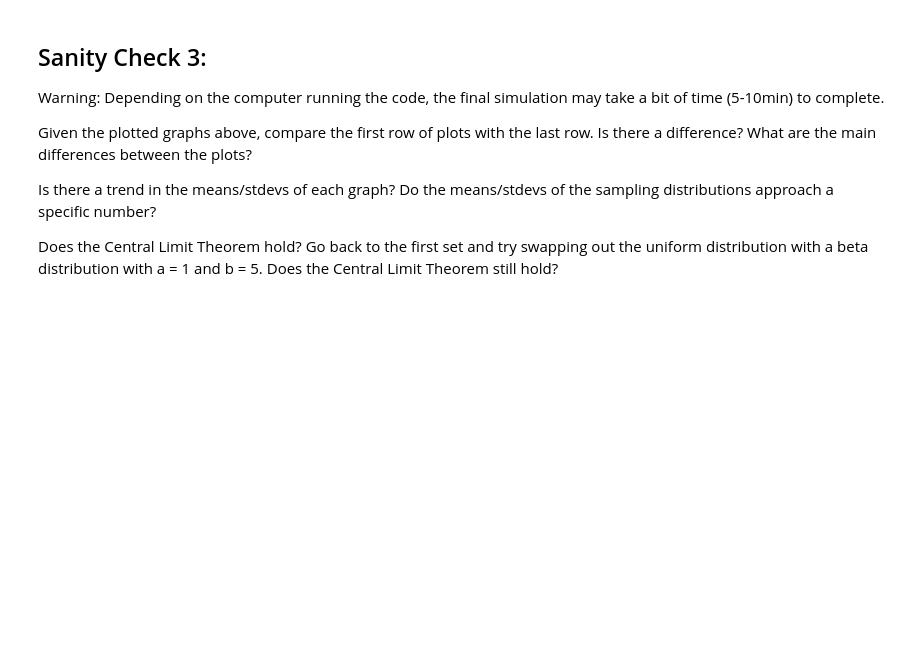
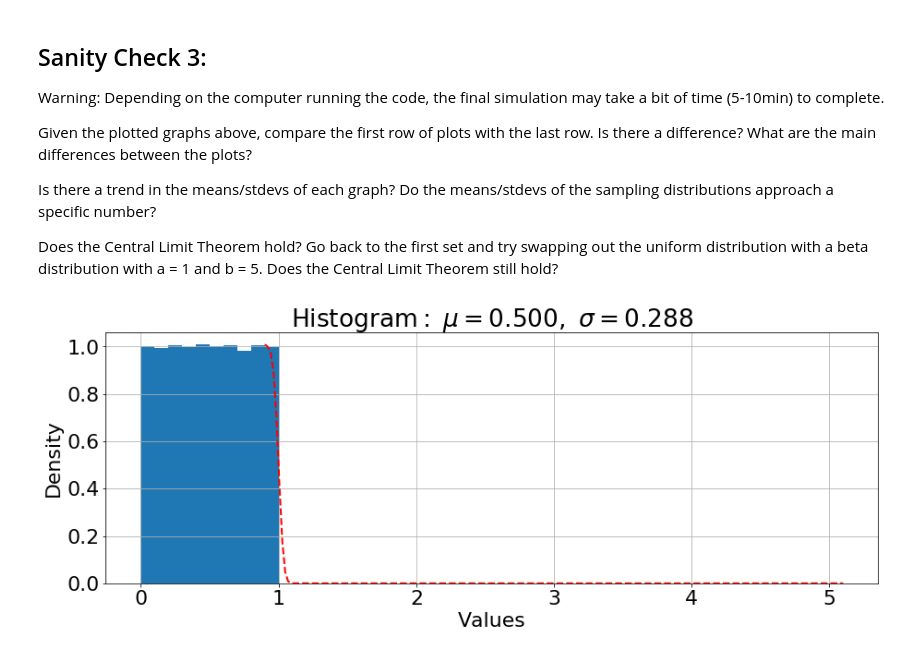
Before and after one commit to Kishidle/ADVSTAT-CLT, a Jupyter notebook: Central Limit Theorem - Workbook.ipynb, the cells around one changed output. Cells and saved outputs as stored; diff of their text form; code cells hidden in the pictures; blank space fills up the shorter version.

```diff
--- a/Central Limit Theorem - Workbook.ipynb
+++ b/Central Limit Theorem - Workbook.ipynb
@@ -241,3 +241,93 @@ Given the plotted graphs above, compare the first row of plots with the last row
 Is there a trend in the means/stdevs of each graph? Do the means/stdevs of the sampling distributions approach a specific number?
 
 Does the Central Limit Theorem hold? Go back to the first set and try swapping out the uniform distribution with a beta distribution with a = 1 and b = 5. Does the Central Limit Theorem still hold?
+# %%
+#IMPORTS
+
+%matplotlib inline
+from scipy.stats import norm
+import matplotlib
+import matplotlib.pyplot as plt
+from scipy.stats import gaussian_kde
+import numpy as np
+
+#set font size of plots to 22
+matplotlib.rcParams.update({"font.size":22})
+
+#DATASET GENERATION
+
+# n = the number of values in the dataset to be generated
+n = 100000
+
+lowerBound = 0
+upperBound = 1
+uniform_data = np.random.uniform(lowerBound, upperBound, n)
+
+data = uniform_data
+a = 1
+b = 5
+
+#visualize the histogram of the data
+fig = plt.figure(figsize=(15,5))
+num, bins, patches = plt.hist(data, 10,normed=True)
+
+mean = np.mean(data);
+stdev = np.std(data);
+
+#add a line corresponding to the probability density function
+density = gaussian_kde(data)
+xs = np.linspace(a-0.1,b+0.1,200)
+plt.plot(xs, density(xs), 'r--',linewidth=2)
+
+#plot labels
+plt.xlabel('Values')
+plt.ylabel('Density')
+plt.title(r'$\mathrm{Histogram:}\ \mu=%.3f,\ \sigma=%.3f$' %(mean, stdev))
+plt.grid(True)
+
+
+plt.show()
+
+# SAMPLING FROM THE DATA
+sample_size = 10
+number_of_samples = 1000
+
+######################
+# Put Your Code Here #
+######################
+# TODO:
+# 1) Take n=number_of_samples samples of size=sample_size from the generated dataset.
+# 2) Populate the samples list with the data taken.
+
+
+samples = np.zeros((number_of_samples, sample_size))
+iterator = 0
+
+
+for x in range(number_of_samples):
+    for y in range(sample_size):
+        samples[x][y] = data[iterator]
+        iterator += 1
+
+##################
+#      End       #
+##################
+
+# PLOTTING A RANDOM 8 SAMPLES
+# You can rerun this code for a different set of 8 samples from your dataset.
+
+fig = plt.figure(figsize=(18,15))
+ctr = 1
+
+for i in np.random.choice(np.arange(number_of_samples),8):
+    ax = plt.subplot(4,2,ctr)
+    for j in (ax.get_xticklabels() + ax.get_yticklabels()):
+        j.set_fontsize(10)
+
+
+    plt.hist(samples[i,:], 15,normed=True)
+    plt.title(r'$\mathrm{Sample\ %d:}\ \bar{x}=%.3f,\ s=%.3f$' %(i,np.mean(samples[i,:]), np.std(samples[i,:])))
+    ax.title.set_fontsize(15)
+    ctr = ctr + 1
+# %% [output]
+[figure, added]
```
Also changed, not shown: parts of 6 cells of this notebook.
